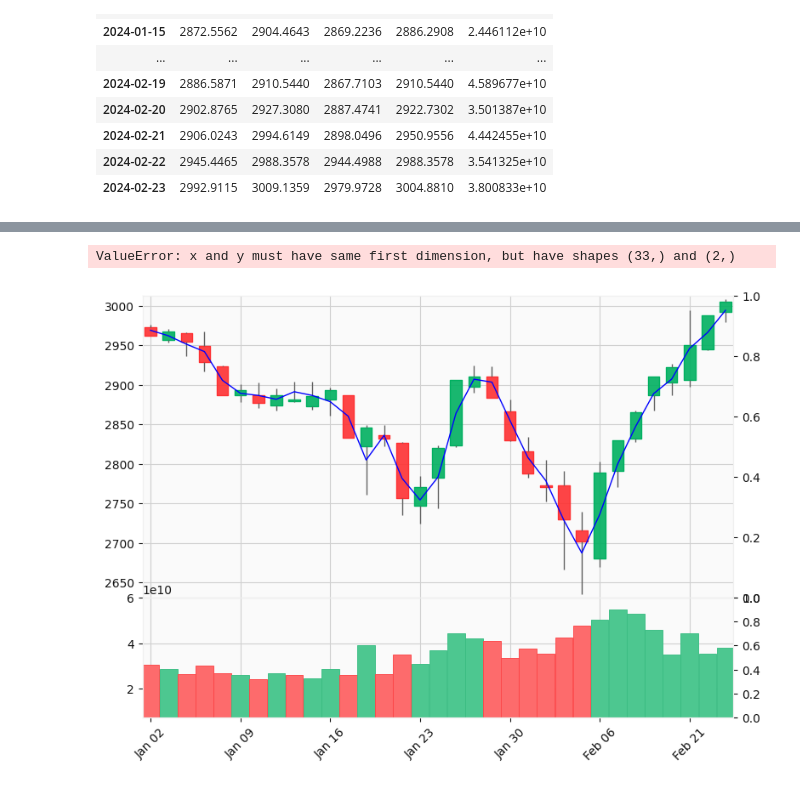
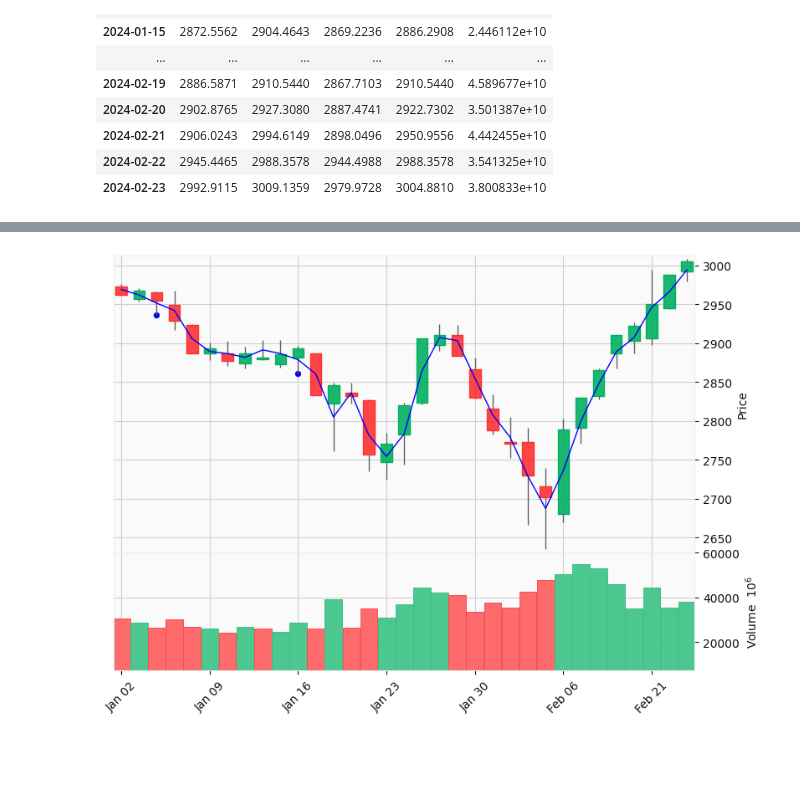
Before and after one commit to Ted88368/quant_in_action, a Jupyter notebook: quick_start/07_连接线.ipynb, the cells around one changed output, grey strips where cells are left out. Saved outputs shown, nothing was run; the diff lists cells and outputs as text; code cells hidden in the pictures; blank space fills up the shorter version.

```diff
--- a/quick_start/07_连接线.ipynb
+++ b/quick_start/07_连接线.ipynb
@@ -71,0 +63,11 @@ low_data
+# %%
+
+# 选择任意两个 close 数据的时间点
+indices_to_keep = [2, 10]
+selected_dates = data.index[indices_to_keep]
+
+# 创建数据的副本，只保留 close 列，其他列设置为 NaN
+data_copy = data[['volume', 'low']].copy()
+#data_copy[~data_copy.index.isin(selected_dates)] = np.nan
+data_copy['low'][~data_copy.index.isin(selected_dates)] = np.nan
+data_copy
@@ -72,10 +93,13 @@ low_data
 # %%
+# 使用make_addplot创建连接线的addplot对象
+line_plot = mpf.make_addplot(data_copy, secondary_y=False, scatter=True, color='blue')
+
 lines = [
-    mpf.make_addplot((data["low"]+data["high"])/2, color="b", width=1),
+   mpf.make_addplot((data["low"]+data["high"])/2, color="b", width=1),
+   line_plot
 ]
 
 # 绘制K线图并添加连接线
 mpf.plot(data, addplot=lines, type='candle', style='yahoo', volume=True, show_nontrading=False, tight_layout=True)
 # %% [output]
-ValueError: x and y must have same first dimension, but have shapes (33,) and (2,)
-[figure, old version]
+[figure, new version]
```
Also changed, not shown: parts of 2 cells of this notebook.
